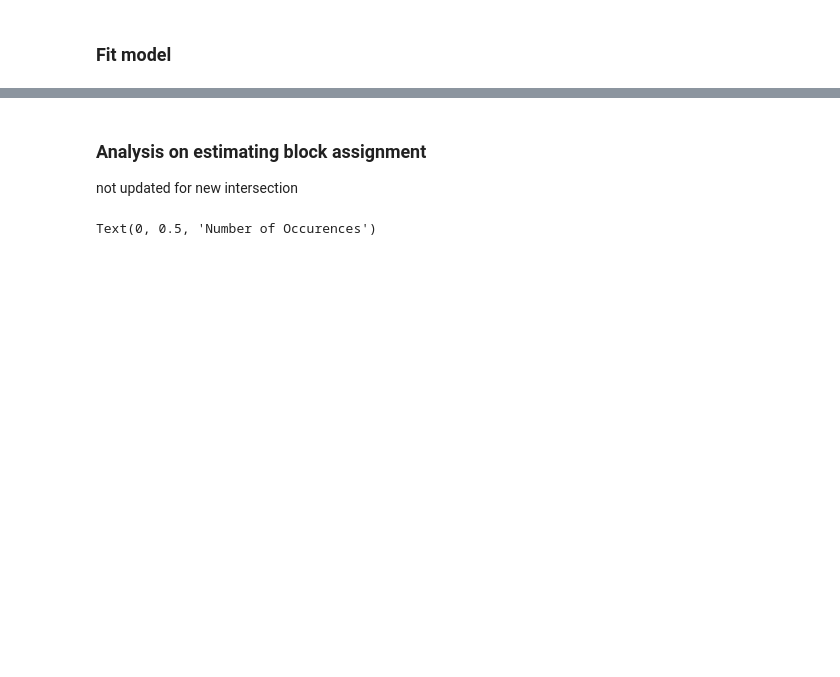
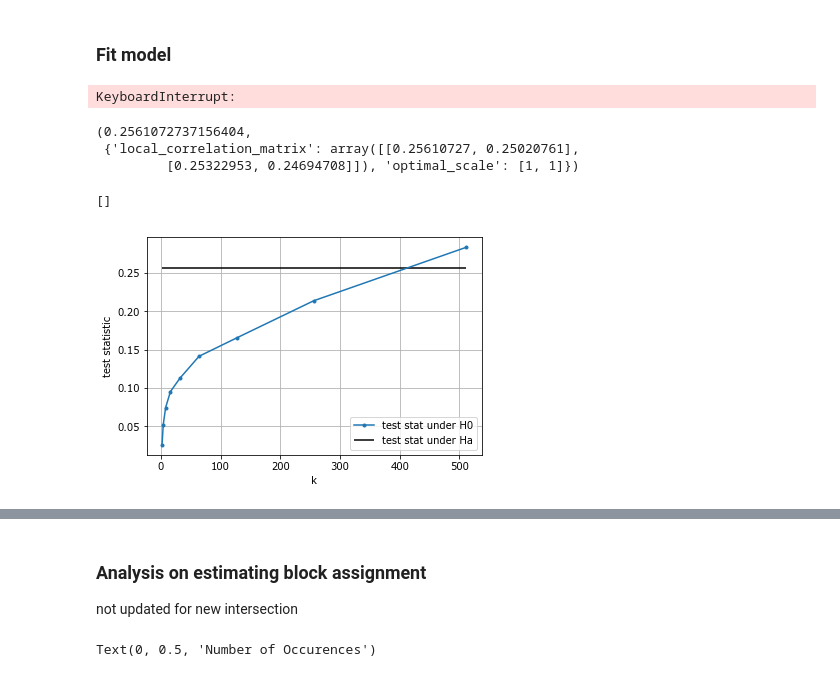
Before and after one commit to junhaobearxiong/graph_independence_test, a Jupyter notebook: notebooks/2019-03-27_real_data_celegans_chem_gap.ipynb, the cells around one changed output, grey strips where cells are left out. Saved outputs shown, nothing was run; the diff lists cells and outputs as text; code cells hidden in the pictures; blank space fills up the shorter version.

Commit message:
Add code to plot test stats under null

```diff
--- a/notebooks/2019-03-27_real_data_celegans_chem_gap.ipynb
+++ b/notebooks/2019-03-27_real_data_celegans_chem_gap.ipynb
@@ -107,4 +99,39 @@ def pvalue(A, B, indept_test, transform_func, k=10, set_k=False, null_mc=500, bl
         0].shape[0] / test_stat_null_array.shape[0]
     return p_value
 # %%
-pval = pvalue(A=chem_male, B=gap_male, indept_test=mgc, transform_func=to_distance_mtx, block_est_repeats=100)
+pval = pvalue(A=chem_male, B=gap_male, indept_test=mgc, transform_func=to_distance_mtx, block_est_repeats=100,
+             k=500, set_k=True)
+# %% [output]
+KeyboardInterrupt:
+# %%
+test_stats_alt, _ = mgc.test_statistic(to_distance_mtx(chem_male), to_distance_mtx(gap_male))
+# %%
+block_assignment = estimate_block_assignment(chem_male, gap_male, k=550, set_k=True, num_repeats=1)
+# %%
+mgc.test_statistic(to_distance_mtx(sort_graph(chem_male, block_assignment)),
+                   to_distance_mtx(sort_graph(gap_male, block_assignment)))
+# %% [output]
+(0.2561072737156404,
+ {'local_correlation_matrix': array([[0.25610727, 0.25020761],
+         [0.25322953, 0.24694708]]), 'optimal_scale': [1, 1]})
+# %%
+k_arr = np.logspace(start=1, stop=9, num=9, base=2, dtype=int)
+reps = 100
+test_stats_null_arr = np.zeros((k_arr.size, num_repeats))
+for k in tqdm(k_arr):
+    for r in range(reps)
+        block_assignment = estimate_block_assignment(chem_male, gap_male, k=k, set_k=True, num_repeats=50)
+        test_stats_null, _ = mgc.test_statistic(to_distance_mtx(block_permute(chem_male, block_assignment)),
+                   to_distance_mtx(sort_graph(gap_male, block_assignment)))
+        test_stats_null_arr[k, r] = test_stats_null
+# %%
+plt.plot(k_arr, test_stats_null_arr, label='test stat under H0', marker='.')
+plt.hlines(y=test_stats_alt, xmin=min(k_arr), xmax=max(k_arr), label='test stat under Ha')
+plt.xlabel('k')
+plt.ylabel('test statistic')
+plt.legend(loc=4)
+plt.grid()
+plt.plot()
+# %% [output]
+[]
+[figure, added]
```
Also changed, not shown: parts of 16 cells of this notebook.
